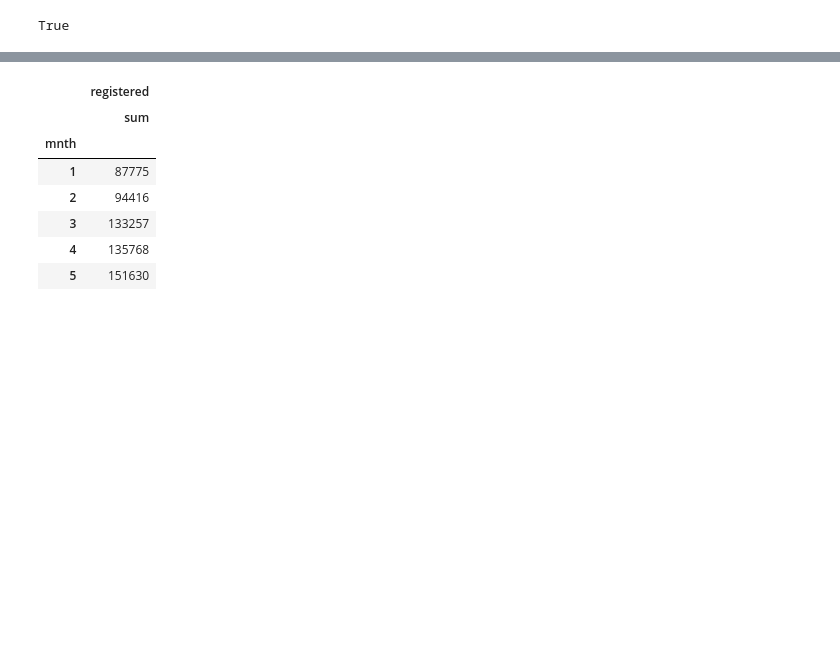
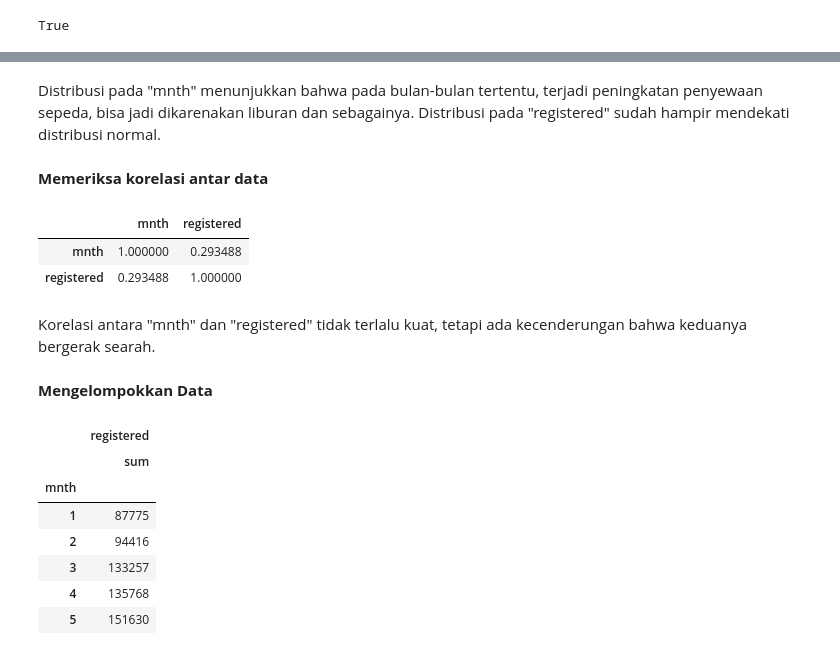
Before and after one commit to EvindaAprl/submission-data-analysis, a Jupyter notebook: notebook.ipynb, the cells around one changed output, grey strips where cells are left out. Drawn from its saved outputs; the diff is of its cells as text; code cells hidden in the pictures; blank space fills up the shorter version.

```diff
--- a/notebook.ipynb
+++ b/notebook.ipynb
@@ -252 +264,15 @@ plt.show()
+# %% [markdown]
+Distribusi pada "mnth" menunjukkan bahwa pada bulan-bulan tertentu, terjadi peningkatan penyewaan sepeda, bisa jadi dikarenakan liburan dan sebagainya. Distribusi pada "registered" sudah hampir mendekati distribusi normal.
+# %% [markdown]
+**Memeriksa korelasi antar data**
+# %%
+day_df[day_col].corr()
+# %% [output]
+|  | mnth | registered |
+| mnth | 1.000000 | 0.293488 |
+| registered | 0.293488 | 1.000000 |
+# %% [markdown]
+Korelasi antara "mnth" dan "registered" tidak terlalu kuat, tetapi ada kecenderungan bahwa keduanya bergerak searah.
+# %% [markdown]
+**Mengelompokkan Data**
 # %%
```
Also changed, not shown: parts of 52 cells of this notebook, 1 other file.
